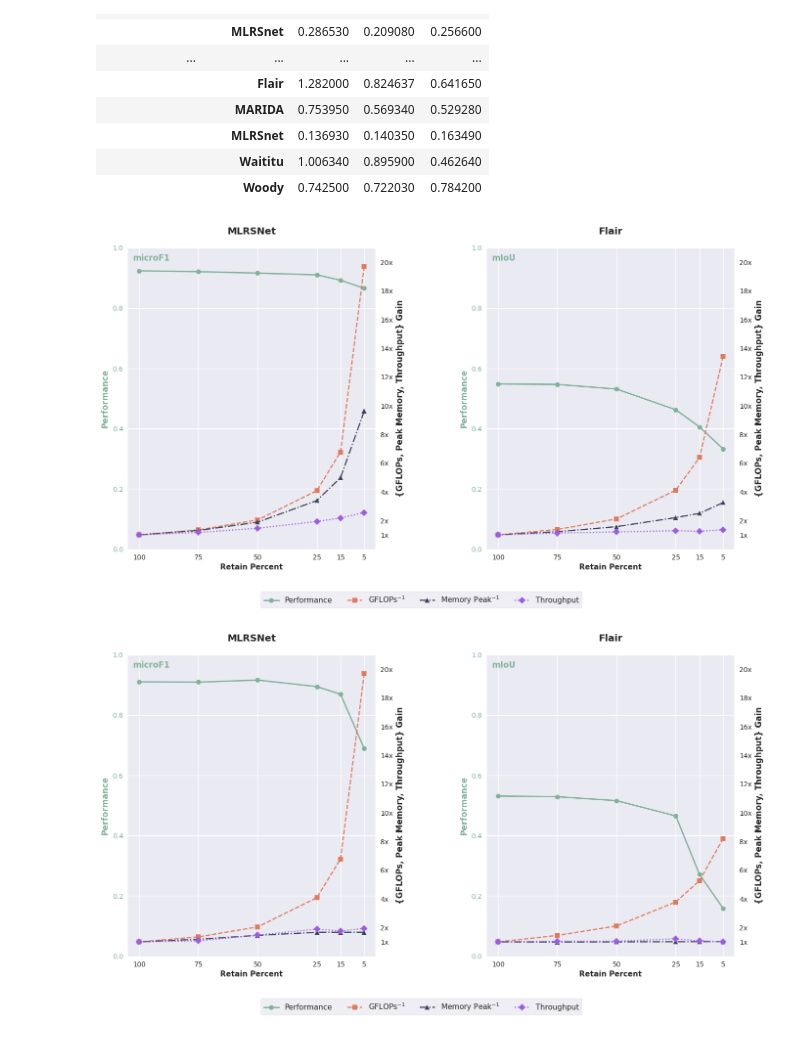
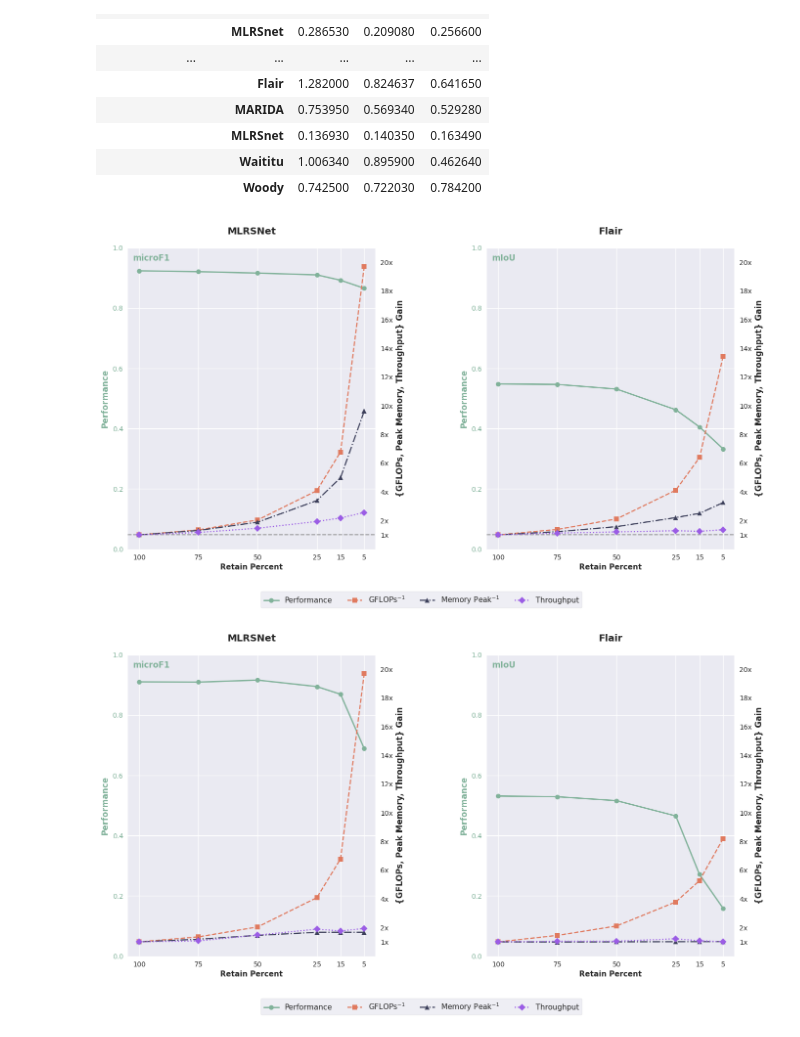
Before and after one commit to Orion-AI-Lab/RedundancyInvestigationEO, a Jupyter notebook: my_plots.ipynb, the cells around one changed output. Drawn from its saved outputs; the diff is of its cells as text; code cells hidden in the pictures.

```diff
--- a/my_plots.ipynb
+++ b/my_plots.ipynb
@@ -128,7 +128,7 @@ import matplotlib.lines as mlines
 import numpy as np
 import matplotlib as mpl
 
-mpl.style.use("seaborn-v0_8")
+#mpl.style.use("seaborn-v0_8")
 
 models = ["ViT-Large", "ViT-Small", "ViT-Base"]
 model_colors = {
@@ -170,8 +170,8 @@ legend_handles, legend_labels = [], []
 for row_idx, (row_label, row_datasets, x_dict, x_label, use_per_dataset_x) in enumerate(rows):
     for col_idx, (dataset_name, model_data) in enumerate(row_datasets.items()):
         ax = fig.add_subplot(gs[row_idx, col_idx])
-        ax.set_facecolor("#F5F5F5")
-        ax.tick_params(axis="both", which="both", color="gray", labelcolor="gray",
+        #ax.set_facecolor("#F5F5F5")
+        ax.tick_params(axis="both", which="both", color="black", labelcolor="black",
                        direction="out", length=2, width=0.8)
 
         x_vals = x_dict[dataset_name]
@@ -242,18 +242,18 @@ for row_idx, (row_label, row_datasets, x_dict, x_label, use_per_dataset_x) in en
                 for i in show_idx
             ]
             ax.set_xticks(tick_positions)
-            ax.set_xticklabels(tick_labels, color="gray", fontsize=8, rotation=rot, ha=ha)
+            ax.set_xticklabels(tick_labels, color="black", fontsize=8, rotation=rot, ha=ha)
         else:
             ax.set_xticklabels(
                 [f"{x:.2f}" if isinstance(x, float) else str(x) for x in x_vals],
-                color="gray", fontsize=8, rotation=rot, ha=ha,
+                color="black", fontsize=8, rotation=rot, ha=ha,
             )
 
         ymin, ymax = y_limits.get(dataset_name, (0.0, 1.0))
         ax.set_ylim(ymin, ymax)
         yticks = np.arange(ymin, ymax + 0.01, 0.1)
         ax.set_yticks(yticks)
-        ax.set_yticklabels([f"{y:.1f}" for y in yticks], color="gray", fontsize=9)
+        ax.set_yticklabels([f"{y:.1f}" for y in yticks], color="black", fontsize=9)
         ax.grid(True, linewidth=1.0, color="white", linestyle="-")
         # Performance metric label in bottom-left corner (mIoU / microF1)
         metric_label = "microF1" if dataset_name in ("BigEarthNet", "MLRSNet") else "mIoU"
@@ -398,7 +398,7 @@ gains_data = {
 }
 # %%
 #TRAINING_gains
-
+#random strategy, Vit-Base
 import matplotlib.pyplot as plt
 import matplotlib.gridspec as gridspec
 import numpy as np
@@ -477,36 +477,38 @@ for row_idx, (row_label, x_label) in enumerate(rows):
 
         # --- Axis 2: Efficiency Gains (Right) ---
         ax2 = ax1.twinx()
+        # Baseline at 1x (no gain) for the three efficiency curves
+        l_baseline = ax2.axhline(y=1, color="gray", linestyle="--", linewidth=1.5, zorder=1, alpha=0.8, label="Baseline (1x)")
         l2, = ax2.plot(x_vals, gflops_gain, marker="s", ls="--", color=model_colors["GFLOPs_Gain"], label=r"GFLOPs$^{-1}$")
         l3, = ax2.plot(x_vals, memory_gain, marker="^", ls="-.", color=model_colors["Memory_Gain"], label=r"Memory Peak$^{-1}$")
         l4, = ax2.plot(x_vals, thru_gain, marker="D", ls=":", color=model_colors["Throughput_Gain"], label="Throughput")
 
         ax2.set_ylabel("{GFLOPs, Peak Memory, Throughput} Gain", fontweight="bold", fontsize=12)
         ax2.set_yticks([1, 2, 4, 6, 8, 10, 12, 14, 16, 18, 20])
         ax2.set_yticklabels([f"{t}x" for t in ax2.get_yticks()])
         ax2.set_ylim(0, 21) # Expanded to fit GFLOPs gain (~19x for MLRSNet)
         ax2.grid(False)
 
         ax1.set_xlabel(x_label, fontweight="bold", fontsize=11)
         ax1.set_xticks(retain_percents)
         ax1.invert_xaxis() # Show 100% -> 5%
 
         if row_idx == 0:
             ax1.set_title(f"{dataset_name}", fontsize=14, fontweight="bold", pad=20)
 
         if row_idx == 0 and col_idx == 0:
-            legend_handles = [l1, l2, l3, l4]
+            legend_handles = [l1, l2, l3, l4, l_baseline]
 
 
 
 
 # Global Legend
 fig.legend(handles=legend_handles, loc="lower center", ncol=4, bbox_to_anchor=(0.5, -0.05), frameon=True, fontsize=11)
 plt.tight_layout(rect=[0, 0.05, 1, 1])
 plt.savefig("paper_plots/training_gains.pdf", transparent=False, bbox_inches="tight", dpi=300)
 #plt.tight_layout(rect=[0, 0.08, 1, 0.95])
 plt.show()
 # %% [output]
-[figure, old version]
+[figure, new version]
 # %%
 #INFERENCE_gains
```
Also changed, not shown: parts of 4 cells of this notebook, 33 other files.
